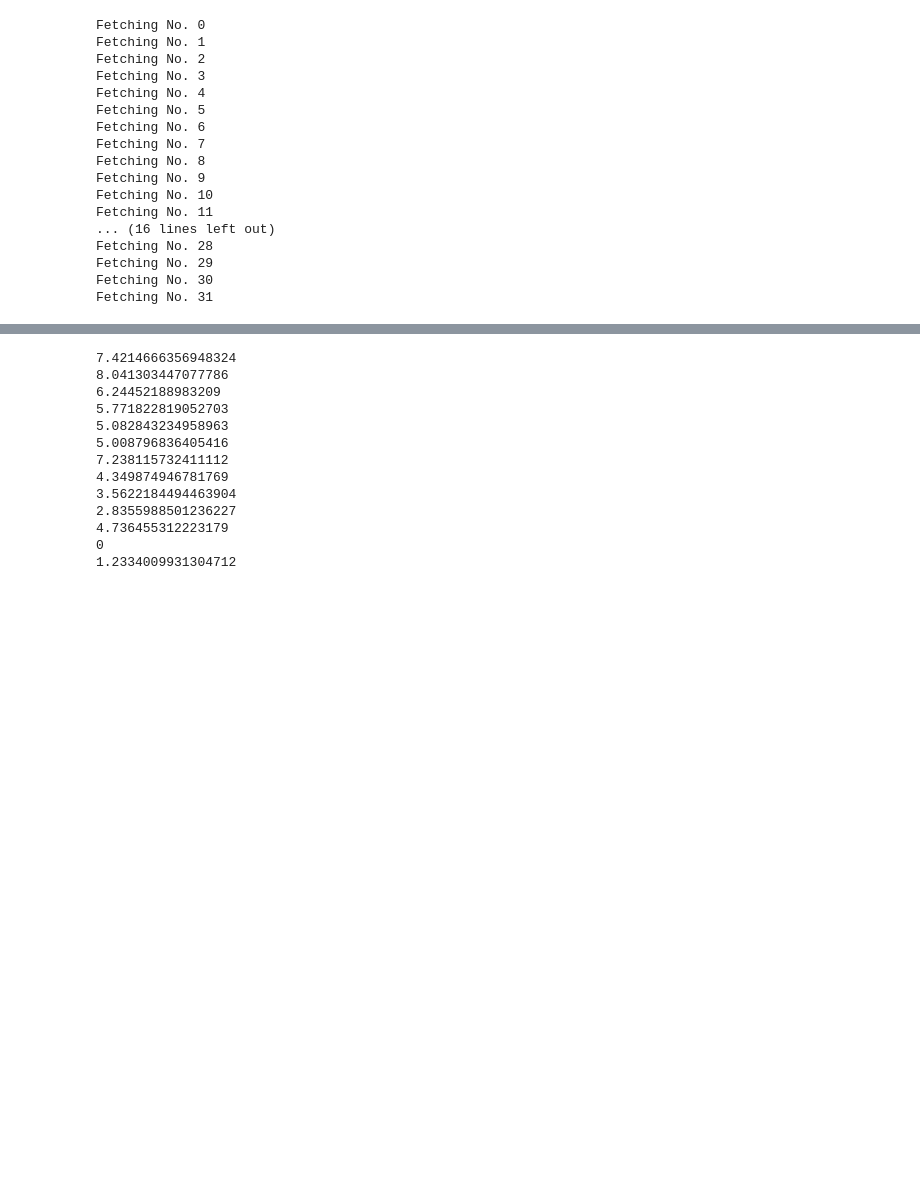
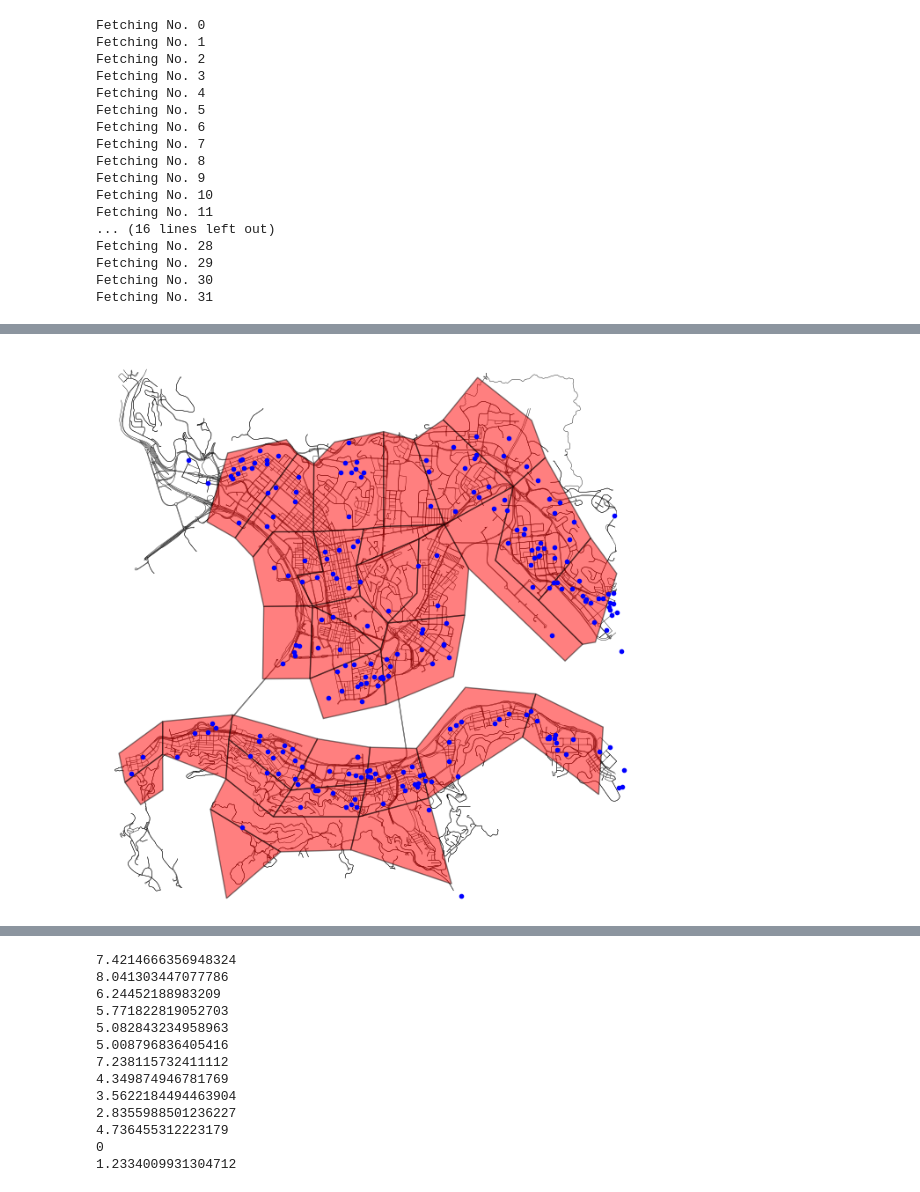
Before and after one commit to khzhang2/HK_region_partition, a Jupyter notebook: HK_region_partition_HKI_KL.ipynb, the cells around one changed output, grey strips where cells are left out. Drawn from its saved outputs; the diff is of its cells as text; code cells hidden in the pictures; blank space fills up the shorter version.

```diff
--- a/HK_region_partition_HKI_KL.ipynb
+++ b/HK_region_partition_HKI_KL.ipynb
@@ -147,0 +168,2 @@ poly
+# %%
+EV_charger_spots_data = pd.read_csv('./EV_Charger_Locations_202303_chi.csv')
@@ -147,0 +179,9 @@ poly
+# %%
+poly['num EV charger'] = 0
+for i in poly.index:
+    for j in EV_charger_spots_data.index:
+        lat = EV_charger_spots_data.loc[j, 'Latitude']
+        lon = EV_charger_spots_data.loc[j, 'Longitude']
+        this_point = shapely.geometry.Point(lon, lat)
+        if poly.loc[i, 'Polygon Geometry'].contains(this_point):
+            poly.loc[i, 'num EV charger'] += 1
@@ -148,5 +208,23 @@ poly
 # %%
 poly.to_csv('polygon.csv')
+# %%
+fig, ax = ox.plot.plot_graph(G_hk, node_size=0, bgcolor='w', edge_color='k', edge_linewidth=.3, save=0, show=False, close=False)
+
+geoms = shapely.geometry.MultiPolygon(list(poly['Polygon Geometry'])[:])
+
+for geom in geoms.geoms:
+    xs, ys = geom.exterior.xy
+    ax.fill(xs, ys, alpha=0.5, fc='r', ec='k')
+
+for j in EV_charger_spots_data.index:
+    lat = EV_charger_spots_data.loc[j, 'Latitude']
+    lon = EV_charger_spots_data.loc[j, 'Longitude']
+    this_point = shapely.geometry.Point(lon, lat)
+    ax.plot(this_point.xy[0], this_point.xy[1], 'b.')
+
+fig.savefig('partition_result_with_EVCharger.png', dpi=500)
+# %% [output]
+[figure, added]
 # %%
 G = nx.Graph()
 G.add_nodes_from(poly['polygon'])
```
Also changed, not shown: parts of 9 cells of this notebook, 3 other files.
